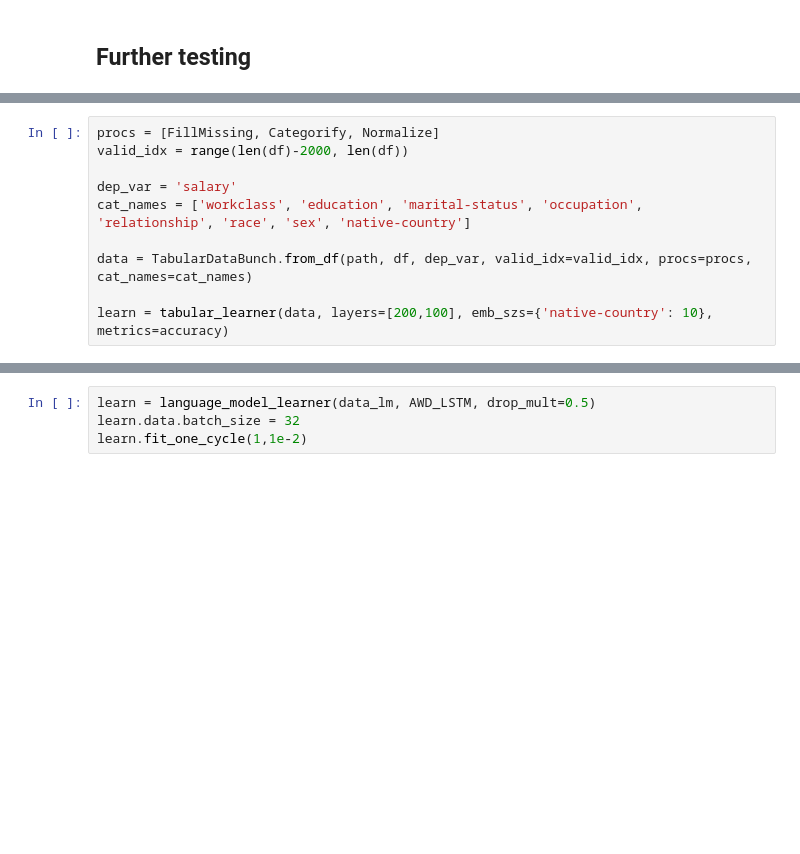
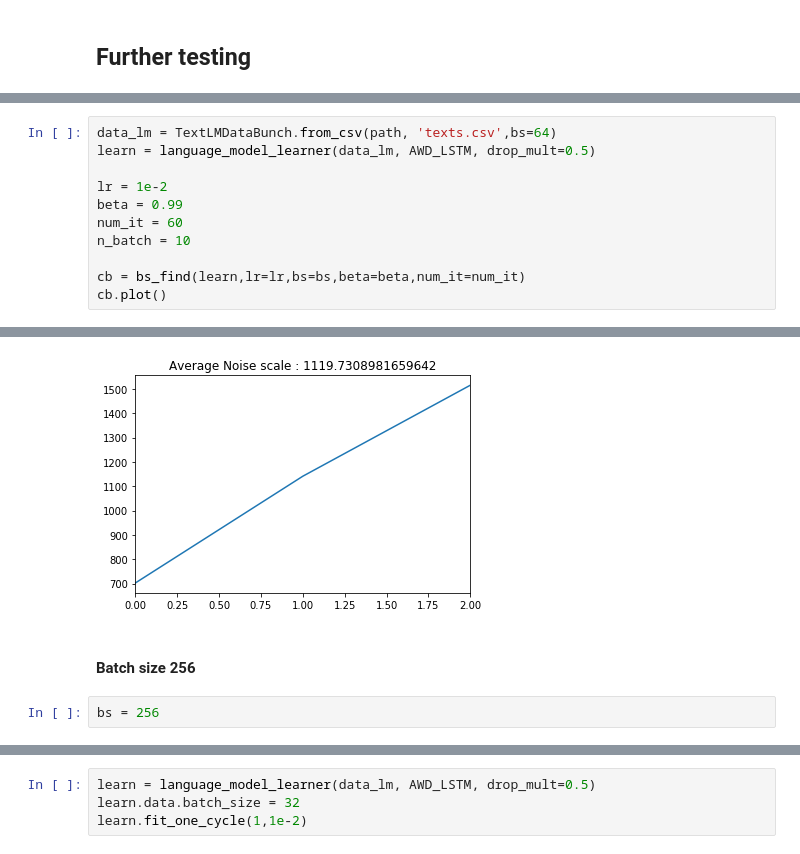
Before and after one commit to dhuynh95/fastai_bs_finder, a Jupyter notebook: bs_finder.ipynb, the cells around one changed output, grey strips where cells are left out. Cells and saved outputs as stored; diff of their text form; blank space fills up the shorter version.

```diff
--- a/bs_finder.ipynb
+++ b/bs_finder.ipynb
@@ -618,10 +599,12 @@ df.head()
-# %%
-procs = [FillMissing, Categorify, Normalize]
-valid_idx = range(len(df)-2000, len(df))
-
-dep_var = 'salary'
-cat_names = ['workclass', 'education', 'marital-status', 'occupation', 'relationship', 'race', 'sex', 'native-country']
-
-data = TabularDataBunch.from_df(path, df, dep_var, valid_idx=valid_idx, procs=procs, cat_names=cat_names)
-
-learn = tabular_learner(data, layers=[200,100], emb_szs={'native-country': 10}, metrics=accuracy)
+# %%
+data_lm = TextLMDataBunch.from_csv(path, 'texts.csv',bs=64)
+learn = language_model_learner(data_lm, AWD_LSTM, drop_mult=0.5)
+
+lr = 1e-2
+beta = 0.99
+num_it = 60
+n_batch = 10
+
+cb = bs_find(learn,lr=lr,bs=bs,beta=beta,num_it=num_it)
+cb.plot()
+# %% [output]
@@ -627,0 +612,5 @@ learn = tabular_learner(data, layers=[200,100], emb_szs={'native-country': 10},
+[figure, added]
+# %% [markdown]
+#### Batch size 256
+# %%
+bs = 256
```
Also changed, not shown: parts of 94 cells of this notebook.
